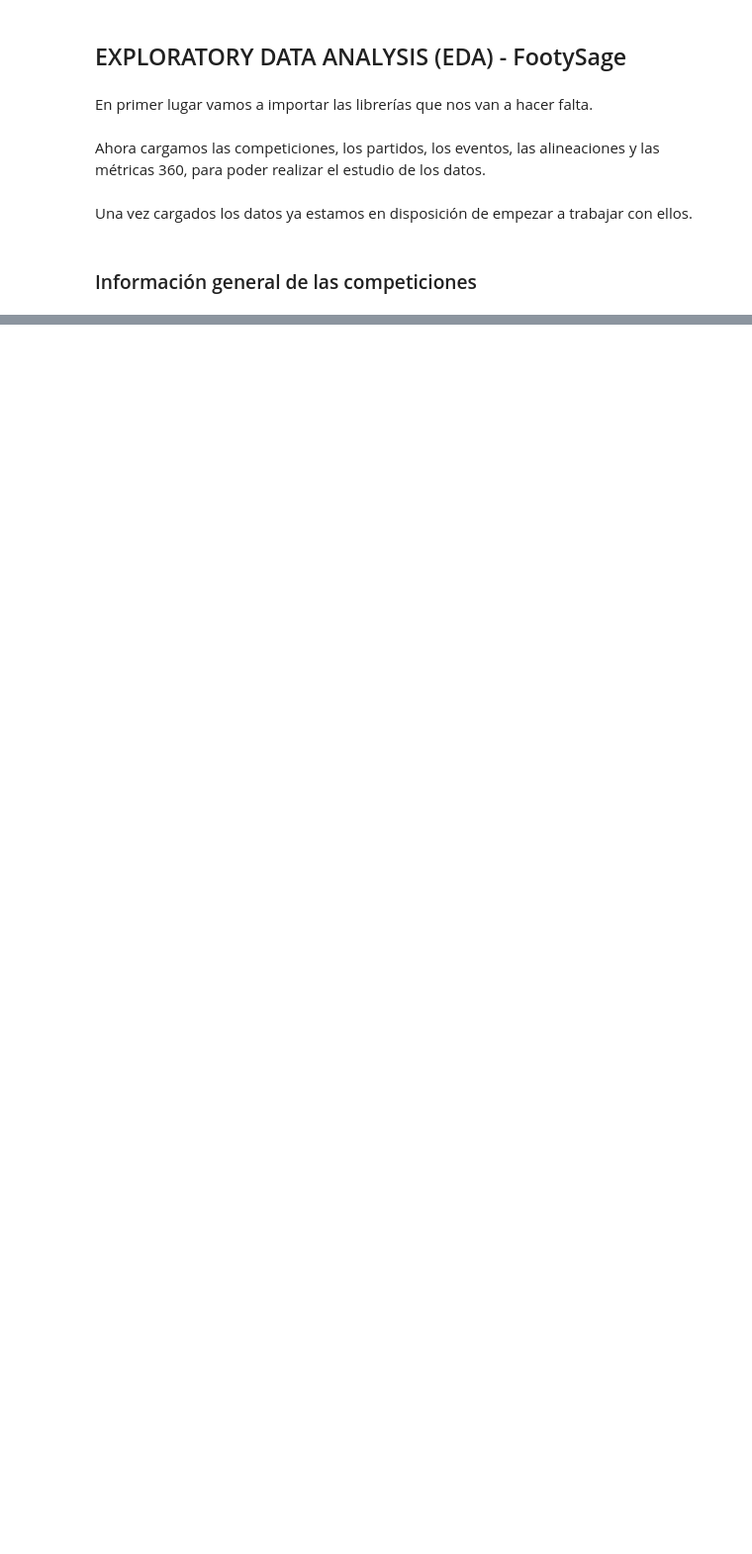
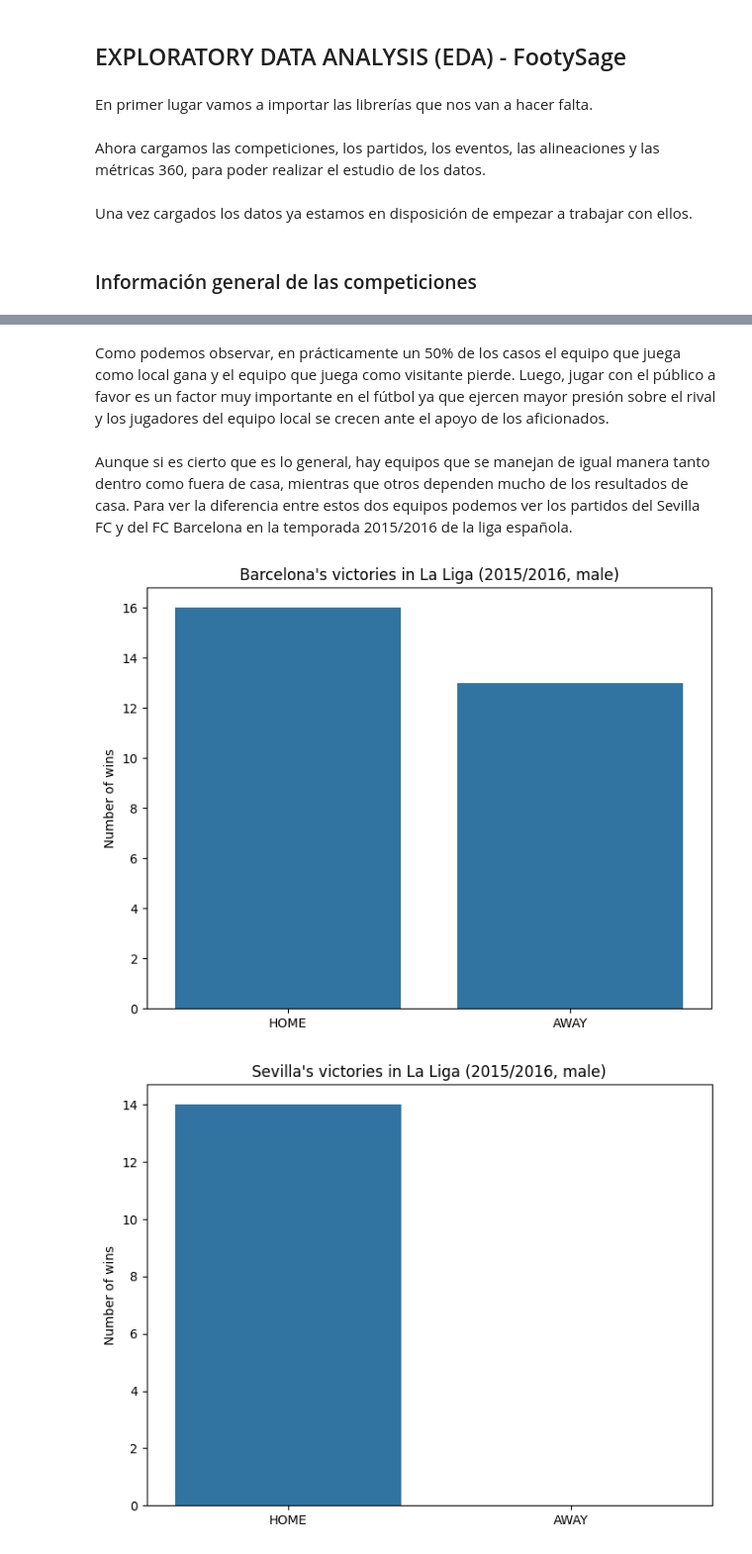
Before and after one commit to Jaime-Linares/EDA-FootySage, a Jupyter notebook: EDA(FootySage).ipynb, the cells around one changed output, grey strips where cells are left out. Shown: that part at 99% size. Saved outputs shown, nothing was run; the diff lists cells and outputs as text; code cells hidden in the pictures; blank space fills up the shorter version.

```diff
--- a/EDA(FootySage).ipynb
+++ b/EDA(FootySage).ipynb
@@ -75,0 +128,34 @@ Como podemos observar hay varias competiciones que no tienen todos los datos com
+# %% [markdown]
+Como podemos observar, en prácticamente un 50% de los casos el equipo que juega como local gana y el equipo que juega como visitante pierde. Luego, jugar con el público a favor es un factor muy importante en el fútbol ya que ejercen mayor presión sobre el rival y los jugadores del equipo local se crecen ante el apoyo de los aficionados.
+# %% [markdown]
+Aunque si es cierto que es lo general, hay equipos que se manejan de igual manera tanto dentro como fuera de casa, mientras que otros dependen mucho de los resultados de casa. Para ver la diferencia entre estos dos equipos podemos ver los partidos del Sevilla FC y del FC Barcelona en la temporada 2015/2016 de la liga española.
+# %%
+# función que representa la comparativa de número de victorias en casa y fuera de un equipo en una competición determinada
+def graficar_victorias(equipo, competicion):
+    # filtrar los partidos del equipo en la competición especificada
+    equipo_matches = matches_df[
+        ((matches_df['home_team'].apply(lambda x: x['home_team_name']) == equipo) |
+         (matches_df['away_team'].apply(lambda x: x['away_team_name']) == equipo)) &
+        (matches_df['competition_key'] == competicion)
+    ]
+
+    # contar las victorias en casa y fuera
+    victorias_casa = equipo_matches[(equipo_matches['home_team'].apply(lambda x: x['home_team_name']) == equipo) &
+                                    (equipo_matches['home_score'] > equipo_matches['away_score'])].shape[0]
+    victorias_fuera = equipo_matches[(equipo_matches['away_team'].apply(lambda x: x['away_team_name']) == equipo) &
+                                     (equipo_matches['away_score'] > equipo_matches['home_score'])].shape[0]
+
+    victorias_en = ['HOME', 'AWAY']
+    num_victorias = [victorias_casa, victorias_fuera]
+    plt.figure(figsize=(8, 6))
+    sns.barplot(x=victorias_en, y=num_victorias)
+    plt.title(f"{equipo}'s victories in {competicion}")
+    plt.ylabel('Number of wins')
+    plt.show()
+
+# Ejemplo de uso
+graficar_victorias("Barcelona", "La Liga (2015/2016, male)")
+graficar_victorias("Sevilla", "La Liga (2015/2016, male)")
+# %% [output]
+[figure, added]
+[figure, added]
```
Also changed, not shown: parts of 18 cells of this notebook.
